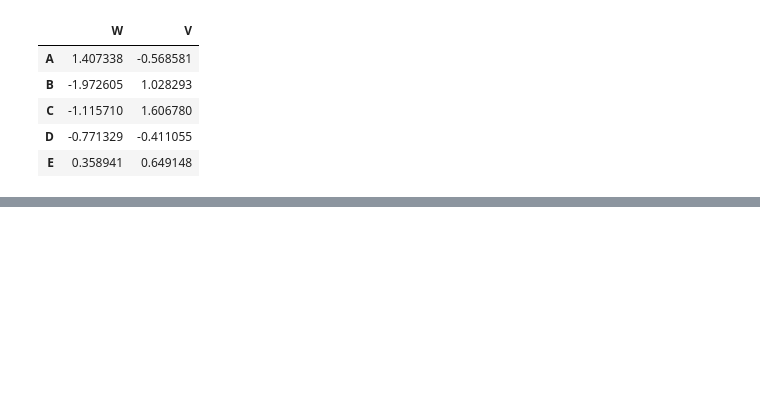
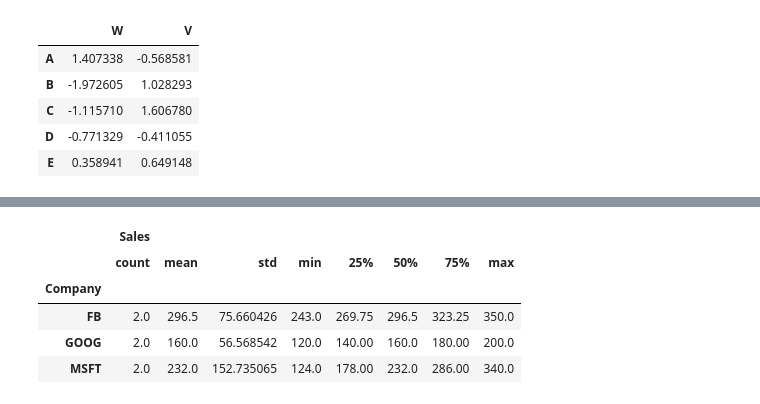
Before and after one commit to veannamalai/Python-Coding, a Jupyter notebook: My Notebook - Python.ipynb, the cells around one changed output, grey strips where cells are left out. Saved outputs shown, nothing was run; the diff lists cells and outputs as text; code cells hidden in the pictures; blank space fills up the shorter version.

```diff
--- a/My Notebook - Python.ipynb
+++ b/My Notebook - Python.ipynb
@@ -509,0 +901,9 @@ TypeError: 'method' object is not subscriptable
+# %%
+import pandas as pd
+# Create dataframe
+data = {'Company':['GOOG','GOOG','MSFT','MSFT','FB','FB'],
+       'Person':['Sam','Charlie','Amy','Vanessa','Carl','Sarah'],
+       'Sales':[200,120,340,124,243,350]}
+# %%
+df = pd.DataFrame(data)
+df
@@ -509,0 +981,9 @@ TypeError: 'method' object is not subscriptable
+# %%
+df.groupby('Company').describe()
+# %% [output]
+|  | Sales |  |  |  |  |  |  |  |
+|  | count | mean | std | min | 25% | 50% | 75% | max |
+| Company |  |  |  |  |  |  |  |  |
+| FB | 2.0 | 296.5 | 75.660426 | 243.0 | 269.75 | 296.5 | 323.25 | 350.0 |
+| GOOG | 2.0 | 160.0 | 56.568542 | 120.0 | 140.00 | 160.0 | 180.00 | 200.0 |
+| MSFT | 2.0 | 232.0 | 152.735065 | 124.0 | 178.00 | 232.0 | 286.00 | 340.0 |
```
Also changed, not shown: parts of 131 cells of this notebook.
